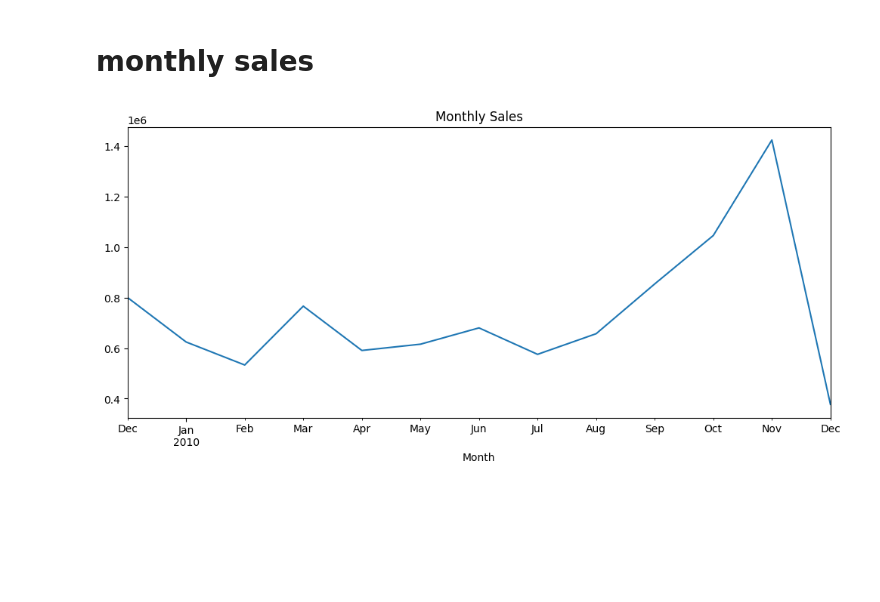
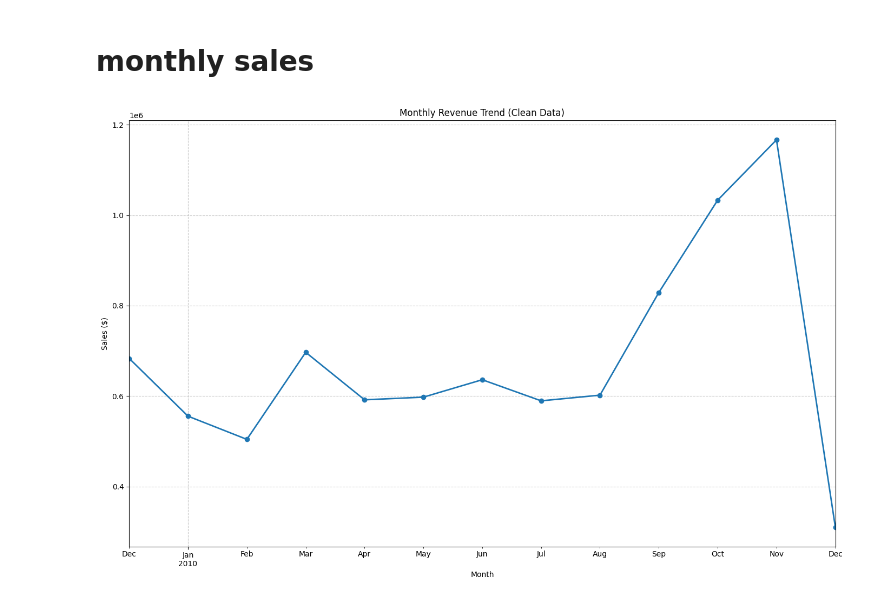
Before and after one commit to palak-2006/Intelligent-Retail-Analysis-Using-Machine-Learning, a Jupyter notebook: notebooks/01_online_retail_eda.ipynb, the cells around one changed output. Cells and saved outputs as stored; diff of their text form; code cells hidden in the pictures; blank space fills up the shorter version.

```diff
--- a/notebooks/01_online_retail_eda.ipynb
+++ b/notebooks/01_online_retail_eda.ipynb
@@ -122,11 +153,3 @@ df["Month"] = df["InvoiceDate"].dt.to_period("M")
 df["Sales"] = df["Quantity"] * df["Price"]
 # %% [markdown]
 # monthly sales
-# %%
-monthly_sales = df.groupby("Month")["Sales"].sum()
-
-monthly_sales.plot(figsize=(12,5))
-plt.title("Monthly Sales")
-plt.show()
-# %% [output]
-[figure, removed]
@@ -143 +156,13 @@ df = df[df["Price"] > 0]
+# %%
+monthly_sales = df_clean.groupby("Month")["Sales"].sum()
+
+plt.figure(figsize=(14, 9))
+monthly_sales.plot(kind="line", marker="o", linewidth=2)
+plt.title("Monthly Revenue Trend (Clean Data)")
+plt.ylabel("Sales ($)")
+plt.grid(True, linestyle="--", alpha=0.7)
+plt.tight_layout()
+plt.show()
+# %% [output]
+[figure, added]
 # %%
```
Also changed, not shown: parts of 17 cells of this notebook, 46 other files.
